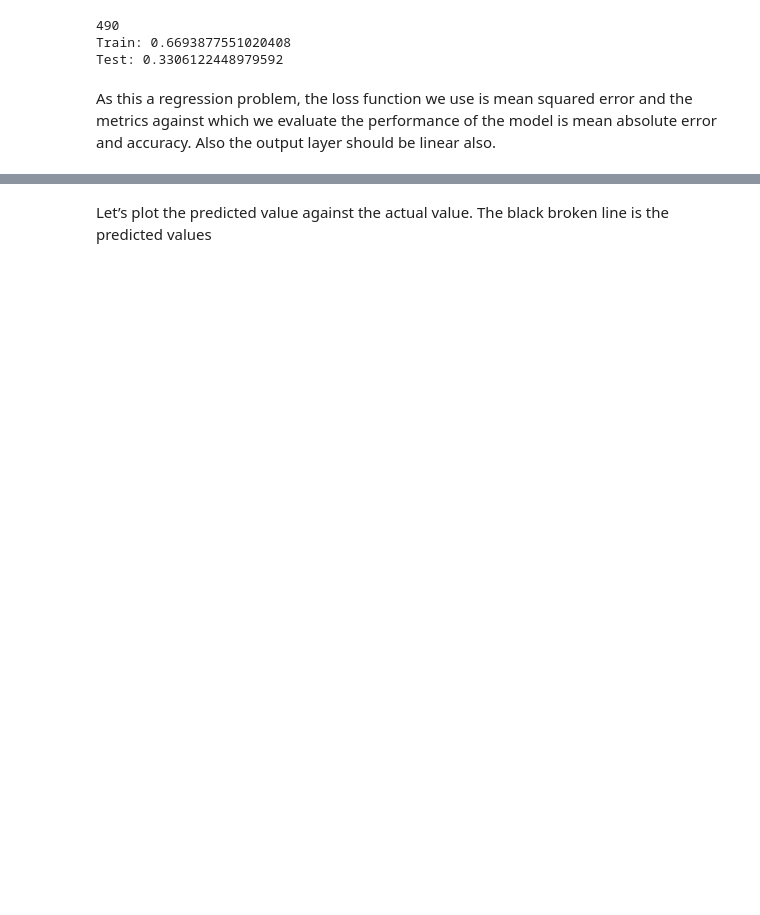
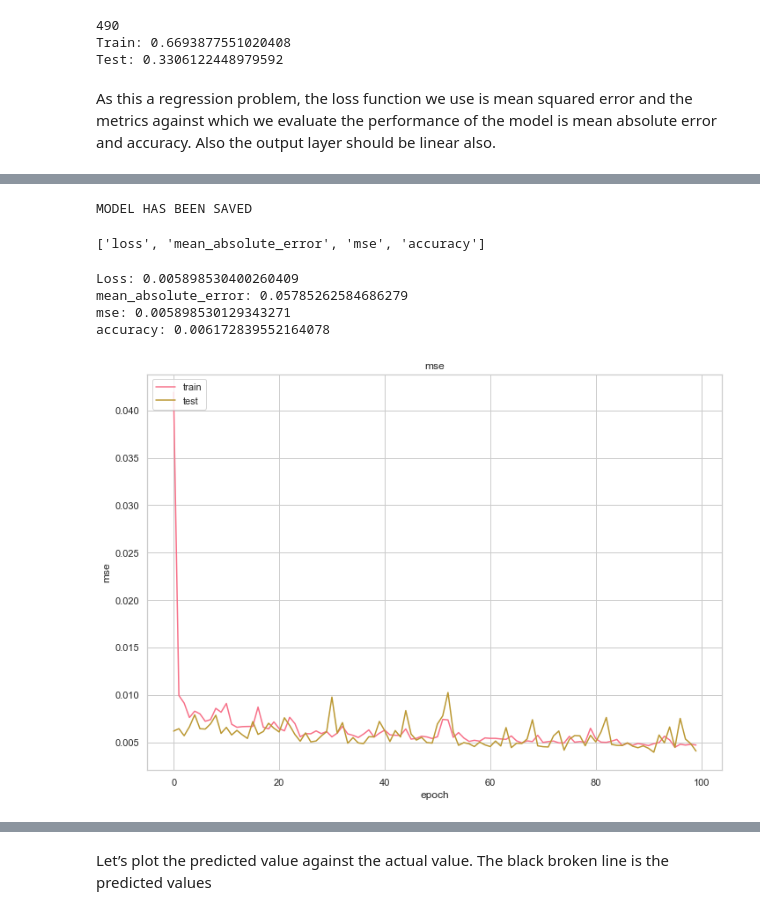
Before and after one commit to RitRa/MachineLearning-project, a Jupyter notebook: Machine Learning and Statistics Project 2019.ipynb, the cells around one changed output, grey strips where cells are left out. Cells and saved outputs as stored; diff of their text form; code cells hidden in the pictures; blank space fills up the shorter version.

```diff
--- a/Machine Learning and Statistics Project 2019.ipynb
+++ b/Machine Learning and Statistics Project 2019.ipynb
@@ -542,3 +540,61 @@ Test Accuracy: 0.006172839552164078
+# %%
+# saving the model by serializing it using json (same thing can be done using YAML)
+model_json = model.to_json()
+with open("model.json","w") as json_file:
+    json_file.write(model_json)
+model.save_weights("model.h5")
+
+print("MODEL HAS BEEN SAVED")
+# loaded model will only take in 2D array values
+# %% [output]
+MODEL HAS BEEN SAVED
+# %%
+print(model.metrics_names)
+# %% [output]
+['loss', 'mean_absolute_error', 'mse', 'accuracy']
+# %%
+#print(m.metrics_names)
+score = model.evaluate(X_test, y_test, verbose = 0)
+print("Loss:", score[0])
+print("mean_absolute_error:", score[1])
+print("mse:", score[2])
+print("accuracy:", score[3])
+# epoch 100, 4 features
+# Loss: 0.058811152514852125
+#mean_absolute_error: 0.05881115421652794
+#Test Accuracy: 0.006172839552164078
+
+
+# Loss: 0.41728214949977643
+#mean_absolute_error: 0.41728219389915466
+#Test Accuracy: 0.3683089315891266
+
+#Loss: 0.23090923973071723
+#mean_absolute_error: 0.351432740688324
+#mse: 0.23090922832489014
+#accuracy: 0.0
+
+# 4 features
+#Loss: 0.18458772055160852
+#mean_absolute_error: 0.33781448006629944
+#mse: 0.1845877319574356
+#accuracy: 0.0
+# %% [output]
+Loss: 0.005898530400260409
+mean_absolute_error: 0.05785262584686279
+mse: 0.005898530129343271
+accuracy: 0.006172839552164078
+# %%
+import matplotlib.pyplot as plt
+plt.plot(hist.history['mse'])
+plt.plot(hist.history['val_mse'])
+plt.title('mse')
+plt.ylabel('mse')
+plt.xlabel('epoch')
+plt.legend(['train', 'test'], loc='upper left')
+plt.show()
+# %% [output]
+[figure, added]
 # %%
 # Plot training & validation accuracy values
 import matplotlib.pyplot as plt
```
Also changed, not shown: parts of 32 cells of this notebook, 27 other files.
